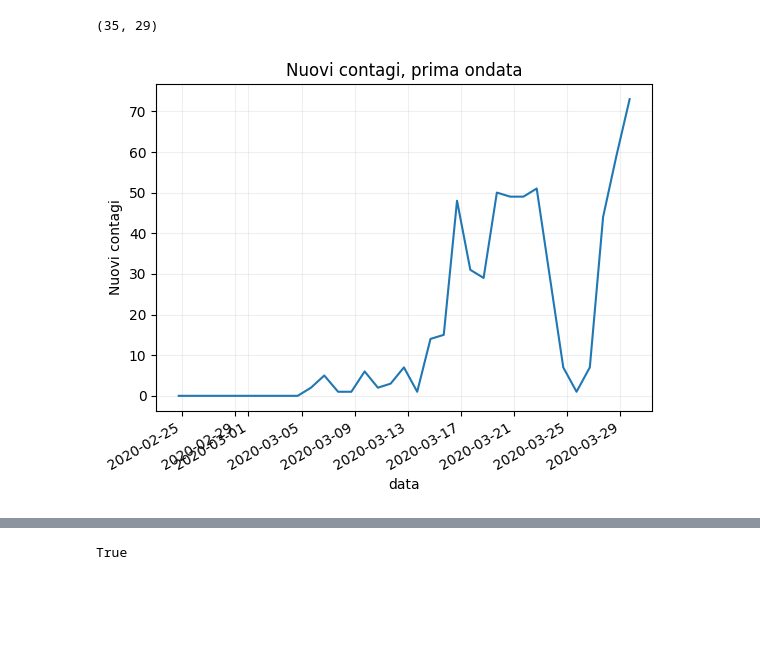
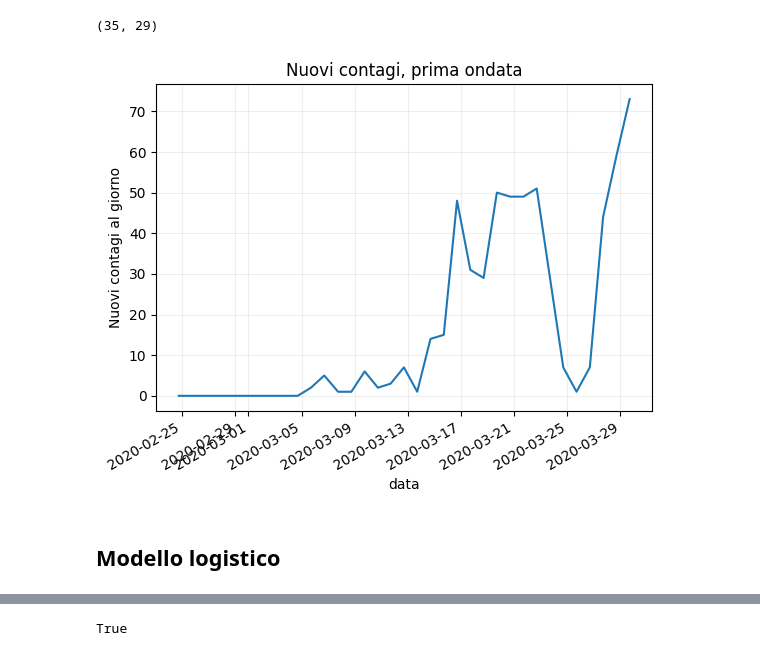
Before and after one commit to D4wnstar/analisi-covid-trmd, a Jupyter notebook: src/analisi.ipynb, the cells around one changed output, grey strips where cells are left out. Saved outputs shown, nothing was run; the diff lists cells and outputs as text; code cells hidden in the pictures; blank space fills up the shorter version.

```diff
--- a/src/analisi.ipynb
+++ b/src/analisi.ipynb
@@ -254,9 +267,11 @@ data_aosta_daily_early.shape
 # %%
 # Visualizziamo i dati per vedere su cosa stiamo lavorando
 data_aosta_daily_early["nuovi_positivi"].plot(
     title="Nuovi contagi, prima ondata",
-    ylabel="Nuovi contagi"
+    ylabel="Nuovi contagi al giorno"
 )
 plt.grid(alpha=0.2)
 # %% [output]
-[figure, old version]
+[figure, new version]
+# %% [markdown]
+## Modello logistico
```
Also changed, not shown: parts of 35 cells of this notebook.
